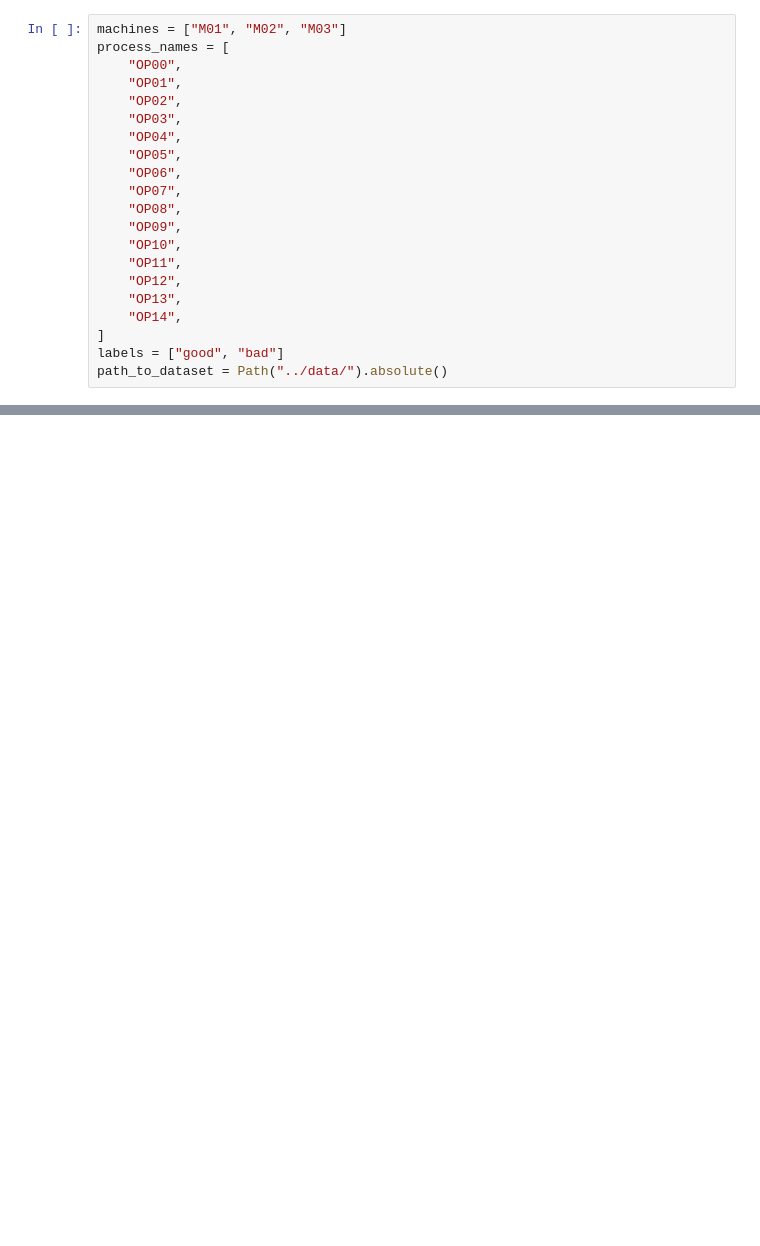
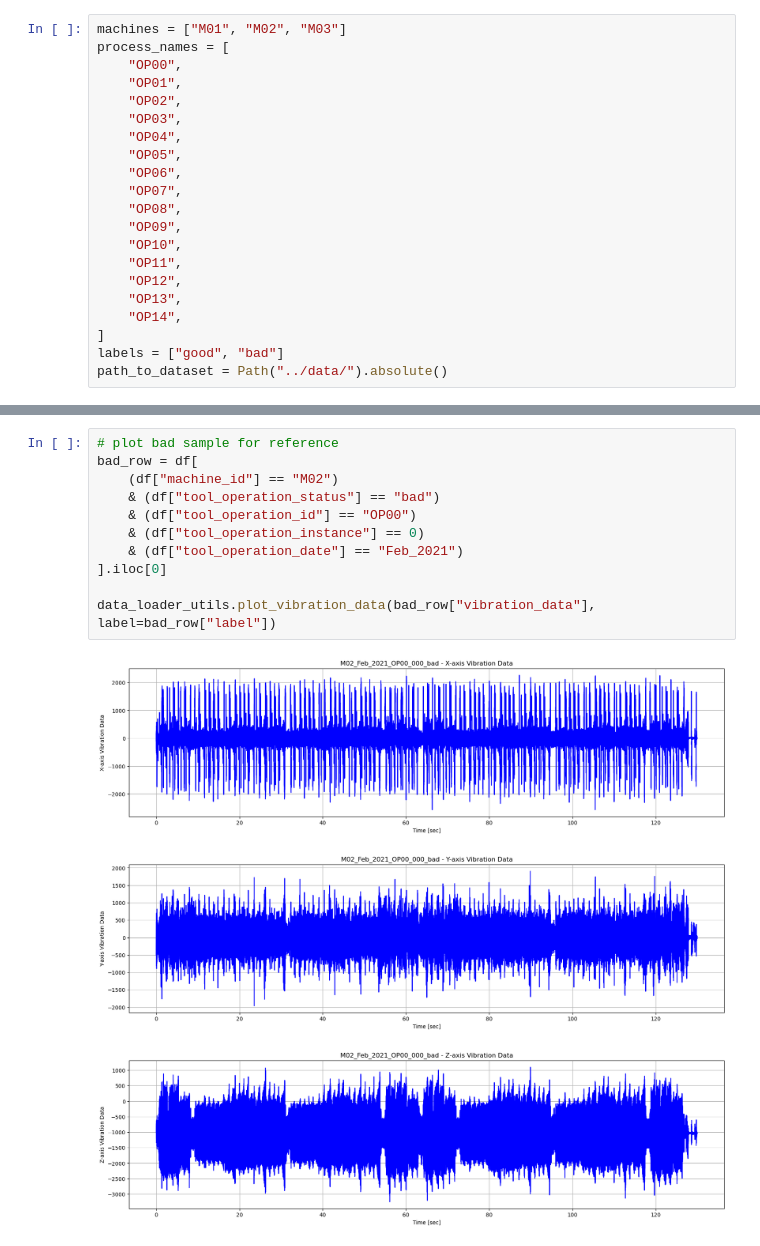
Before and after one commit to NolanRobbins/AAI-530-Final-Project, a Jupyter notebook: notebooks/cnc-predictive-maintenance.ipynb, the cells around one changed output, grey strips where cells are left out. Drawn from its saved outputs; the diff is of its cells as text; blank space fills up the shorter version.

```diff
--- a/notebooks/cnc-predictive-maintenance.ipynb
+++ b/notebooks/cnc-predictive-maintenance.ipynb
@@ -63,0 +112,15 @@ sample = data_loader_utils.datafile_read(file)
+# %%
+# plot bad sample for reference
+bad_row = df[
+    (df["machine_id"] == "M02")
+    & (df["tool_operation_status"] == "bad")
+    & (df["tool_operation_id"] == "OP00")
+    & (df["tool_operation_instance"] == 0)
+    & (df["tool_operation_date"] == "Feb_2021")
+].iloc[0]
+
+data_loader_utils.plot_vibration_data(bad_row["vibration_data"], label=bad_row["label"])
+# %% [output]
+[figure, added]
+[figure, added]
+[figure, added]
```
Also changed, not shown: parts of 5 cells of this notebook, 1 other file.
